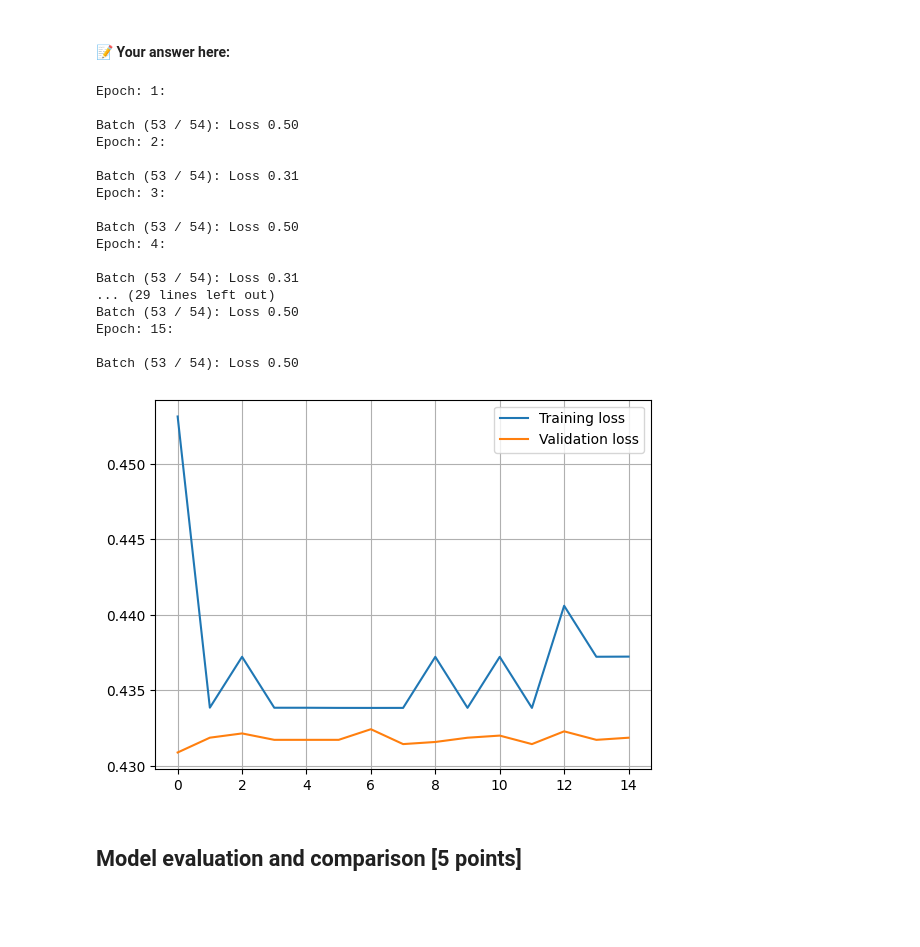
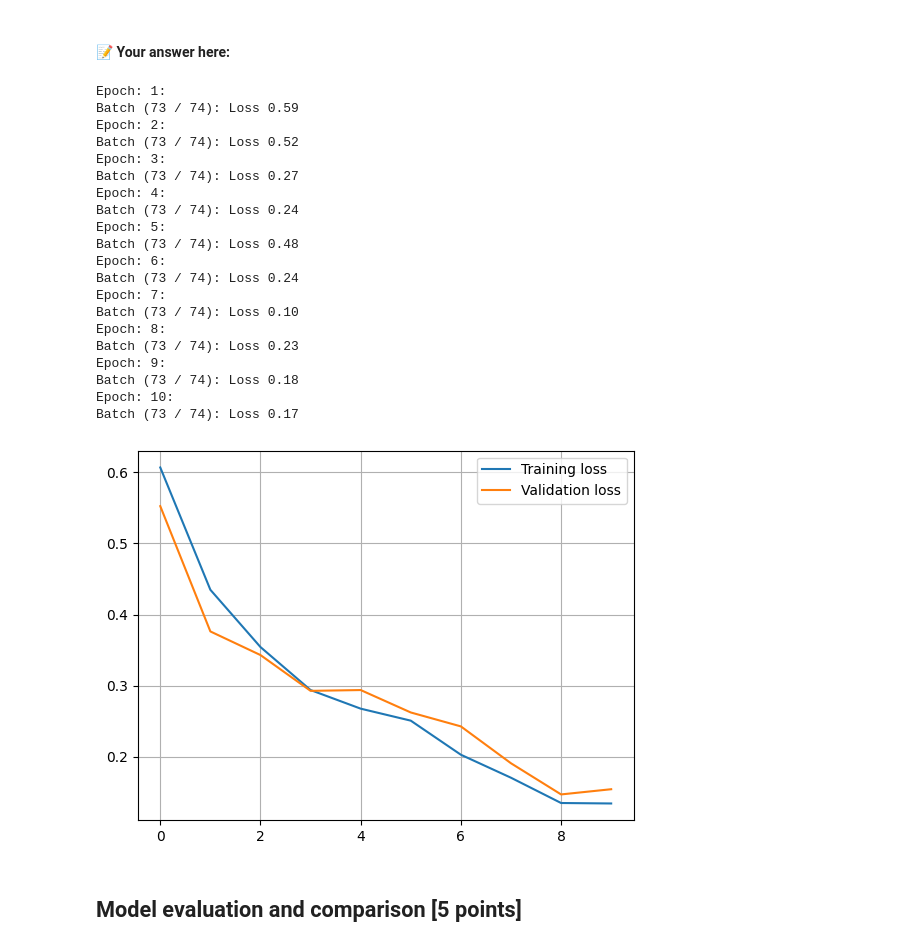
Before and after one commit to nils-led/TDA233, a Jupyter notebook: HW3_2025.ipynb, the cells around one changed output. Cells and saved outputs as stored; diff of their text form; code cells hidden in the pictures; blank space fills up the shorter version.

```diff
--- a/HW3_2025.ipynb
+++ b/HW3_2025.ipynb
@@ -724,7 +724,6 @@ class FCModel(nn.Module):
         self.net = nn.Sequential(
         nn.LazyLinear(32),
         nn.Linear(32,1),
-        nn.Sigmoid()
         )
 
     def forward(self, x):
@@ -781,7 +798,7 @@ class ConvModel(nn.Module):
 
             nn.Conv2d(32, 64, kernel_size=3, stride=1),
             nn.ReLU(),
-            nn.MaxPool2d(kernel_size=2, stride=2),
+            nn.MaxPool2d(kernel_size=2, stride=2)
         )
         self.fc = nn.LazyLinear(out_features=1)
 
@@ -811,10 +826,10 @@ training_loss = torch.zeros(10)
 validation_loss = torch.zeros(10)
 times = range(10)
 optimizer = torch.optim.Adam(fc_model.parameters(),lr = 1e-3)
-model = conv_model
 
 for epoch in times:
-    training_loss[epoch], validation_loss[epoch] = train_epoch(training_loader_catsndogs, validation_loader_catsndogs, model, loss, optimizer, device)
+    print(f"\nEpoch: {epoch+1}\n")
+    training_loss[epoch], validation_loss[epoch] = train_epoch(training_loader_catsndogs, validation_loader_catsndogs, conv_model, loss, optimizer, device)
 plt.plot(times,training_loss, label = "Training loss")
 plt.plot(times,validation_loss, label = "Validation loss")
 
@@ -848,72 +879,79 @@ Plot the training and validation losses.
 # %% [markdown]
 #### 📝 Your answer here:
 # %%
+n_train = int(0.80 * len(images))
+n_val = len(images) - n_train
+
+
 class ImprovedModel(nn.Module):
     def __init__(self):
         super().__init__()
         self.conv_net = nn.Sequential(
-            nn.Conv2d(3, 20, kernel_size=4, stride=1),
+            nn.Conv2d(3, 16, kernel_size=5, stride=1),
+            nn.Dropout(),
             nn.ReLU(),
-            nn.BatchNorm2d(20),
             nn.MaxPool2d(kernel_size=4, stride=4),
 
-            nn.Conv2d(20, 15, kernel_size=3, stride=2),
+            nn.Conv2d(16, 32, kernel_size=4, stride=1),
             nn.ReLU(),
-            nn.Dropout2d(p = 0.3),
             nn.MaxPool2d(kernel_size=2, stride=2),
         )
         self.fc = nn.Sequential(
             nn.LazyLinear(out_features=10),
+            nn.Dropout(),
             nn.Linear(10,1),
-            nn.Sigmoid()
         )
 
     def forward(self, x):
         conv_output = self.conv_net(x)
         conv_output_flat = conv_output.reshape(x.size(0), -1)
         y = self.fc(conv_output_flat)
         return y
 
 improved_model = ImprovedModel().to(device)
 
-training_epochs = 15
+training_epochs = 10
 training_loss = torch.zeros(training_epochs)
 validation_loss = torch.zeros(training_epochs)
 times = range(training_epochs)
 optimizer = torch.optim.Adam(improved_model.parameters(),lr = 1e-3)
+model = improved_model
 
-model = improved_model
-modified_training_loader_catsndogs = DataLoader(training_data_catsndogs, batch_size=50, shuffle=True)
-modified_validation_loader_catsndogs = DataLoader(validation_data_catsndogs, batch_size=50, shuffle=True)
-loss = torch.nn.BCEWithLogitsLoss()
 for epoch in times:
-    print(f"\nEpoch: {epoch+1}:\n")
-    training_loss[epoch], validation_loss[epoch] = train_epoch(modified_training_loader_catsndogs, modified_validation_loader_catsndogs, model, loss, optimizer, device)
+    print(f"\nEpoch: {epoch+1}:")
+    training_data_catsndogs, validation_data_catsndogs = torch.utils.data.random_split(train_data, (n_train, n_val))
+    training_loader_catsndogs = DataLoader(training_data_catsndogs, batch_size=32, shuffle=True)
+    validation_loader_catsndogs = DataLoader(validation_data_catsndogs, batch_size=32, shuffle=True)
+
+    training_loss[epoch], validation_loss[epoch] = train_epoch(training_loader_catsndogs, validation_loader_catsndogs, model, loss, optimizer, device)
 plt.plot(times,training_loss, label = "Training loss")
 plt.plot(times,validation_loss, label = "Validation loss")
 
 plt.grid()
 plt.legend()
 plt.show()
 # %% [output]
 Epoch: 1:
-
-Batch (53 / 54): Loss 0.50
+Batch (73 / 74): Loss 0.59
 Epoch: 2:
-
-Batch (53 / 54): Loss 0.31
+Batch (73 / 74): Loss 0.52
 Epoch: 3:
-
-Batch (53 / 54): Loss 0.50
+Batch (73 / 74): Loss 0.27
 Epoch: 4:
-
-Batch (53 / 54): Loss 0.31
-... (29 lines left out)
-Batch (53 / 54): Loss 0.50
-Epoch: 15:
-
-Batch (53 / 54): Loss 0.50
+Batch (73 / 74): Loss 0.24
+Epoch: 5:
+Batch (73 / 74): Loss 0.48
+Epoch: 6:
+Batch (73 / 74): Loss 0.24
+Epoch: 7:
+Batch (73 / 74): Loss 0.10
+Epoch: 8:
+Batch (73 / 74): Loss 0.23
+Epoch: 9:
+Batch (73 / 74): Loss 0.18
+Epoch: 10:
+Batch (73 / 74): Loss 0.17
-[figure, old version]
+[figure, new version]
 # %% [markdown]
 ## Model evaluation and comparison [5 points]
 # %% [markdown]
```
Also changed, not shown: parts of 11 cells of this notebook.
